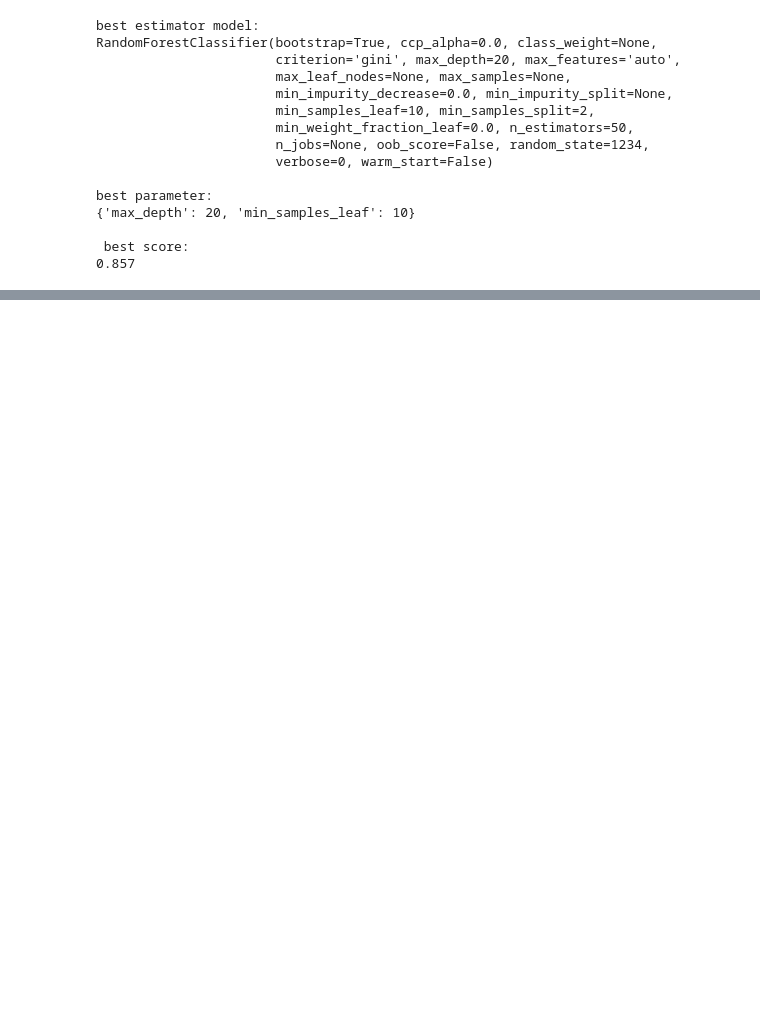
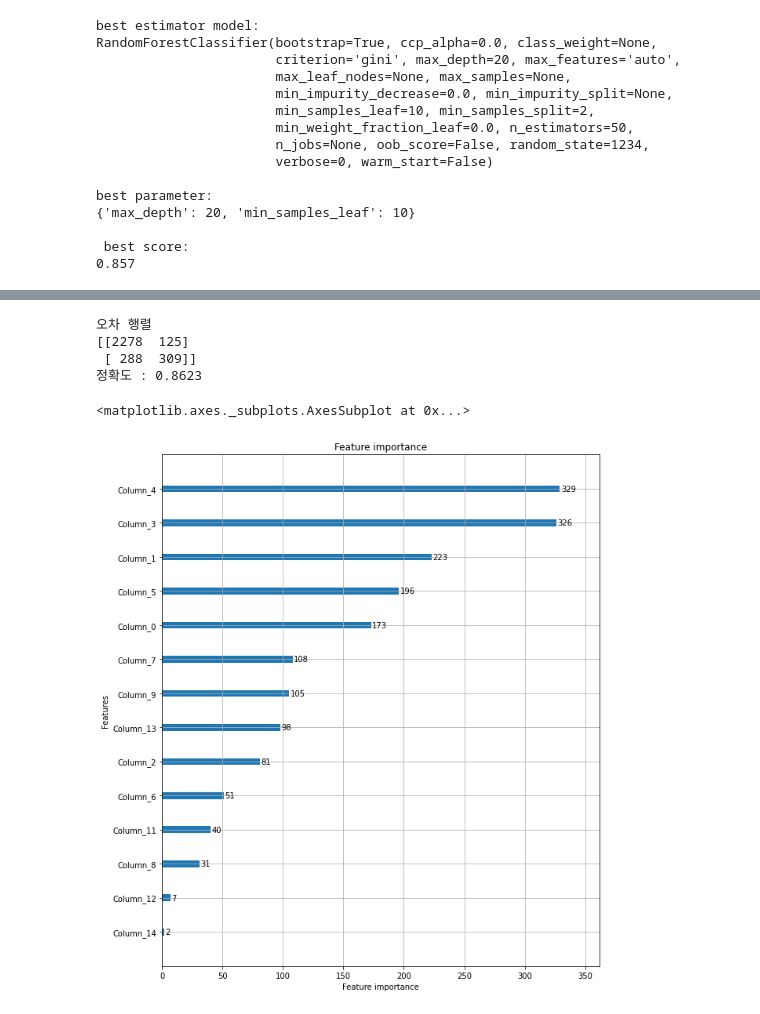
Before and after one commit to DAYEON-LEE/DADADA, a Jupyter notebook: Self_PJ/pj_churn_modeling.ipynb, the cells around one changed output, grey strips where cells are left out. Cells and saved outputs as stored; diff of their text form; code cells hidden in the pictures; blank space fills up the shorter version.

```diff
--- a/Self_PJ/pj_churn_modeling.ipynb
+++ b/Self_PJ/pj_churn_modeling.ipynb
@@ -1318,0 +1319,8 @@ plot_importance(lgbm_wrapper, ax= ax)
+# %%
+#SMOTE 오버 샘플링 적용 후 모델 학습/예측/평가
+from imblearn.over_sampling import SMOTE
+smote = SMOTE(random_state=0)
+X_train_over, y_train_over = smote.fit_sample(X_train,y_train)
+print('SMOTE 적용 전 학습용 피처/레이블 데이터 세트:',X_train.shape,y_train.shape)
+print('SMOTE 적용 후 학습용 피처/레이블 데이터 세트:',X_train_over.shape, y_train_over.shape)
+print(pd.Series(y_train_over).value_counts())
@@ -1318,0 +1333,6 @@ plot_importance(lgbm_wrapper, ax= ax)
+# %%
+lgbm_clf = LGBMClassifier(n_estimators = 400)
+evals = [(X_test, y_test)]
+lgbm_wrapper.fit(X_train_over,y_train_over,early_stopping_rounds =100, eval_metric = 'logloss', eval_set = evals, verbose =True)
+preds = lgbm_wrapper.predict(X_test)
+pred_proba = lgbm_wrapper.predict_proba(X_test)[:,1]
@@ -1318,0 +1357,14 @@ plot_importance(lgbm_wrapper, ax= ax)
+# %%
+get_clf_eval(y_test, preds, pred_proba)
+# %% [output]
+오차 행렬
+[[2278  125]
+ [ 288  309]]
+정확도 : 0.8623
+# %%
+from lightgbm import plot_importance
+fig,ax = plt.subplots(figsize=(10,12))
+plot_importance(lgbm_wrapper, ax= ax)
+# %% [output]
+<matplotlib.axes._subplots.AxesSubplot at 0x...>
+[figure, added]
```
Also changed, not shown: parts of 33 cells of this notebook, 1 other file.
